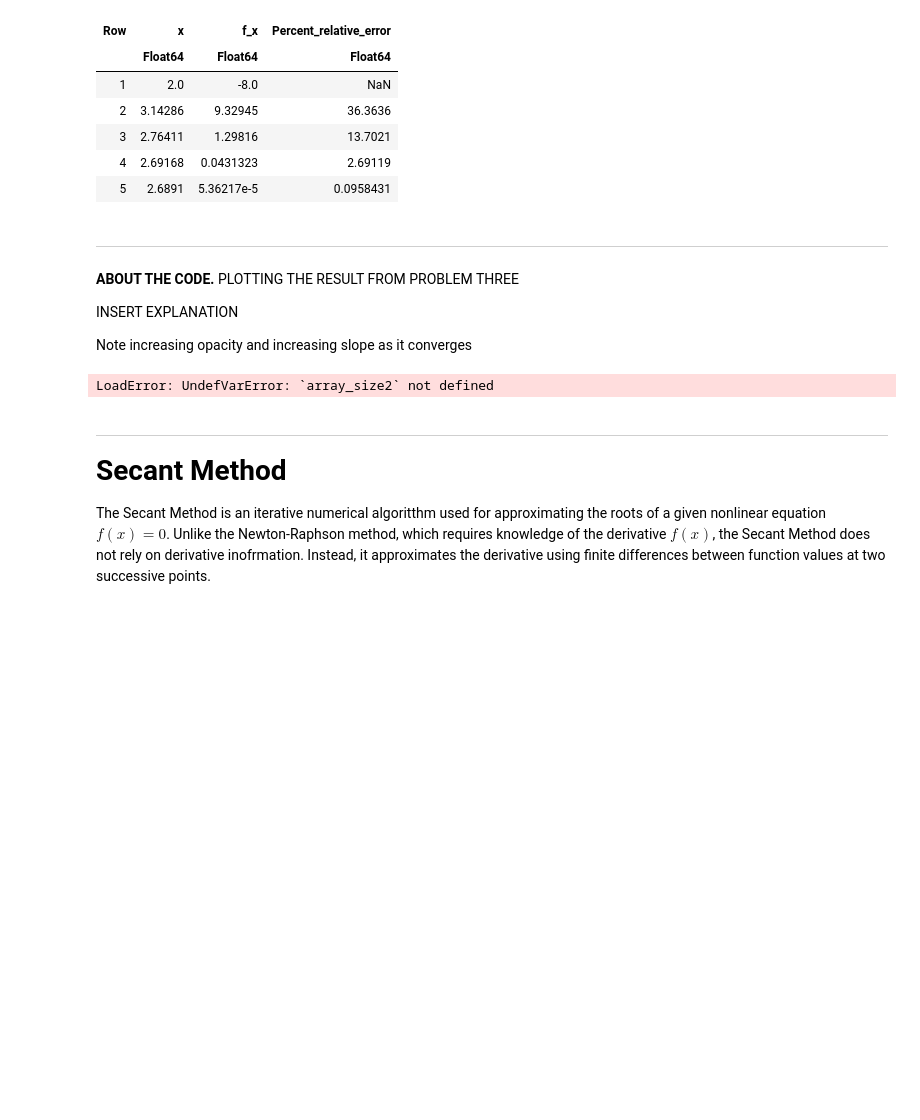
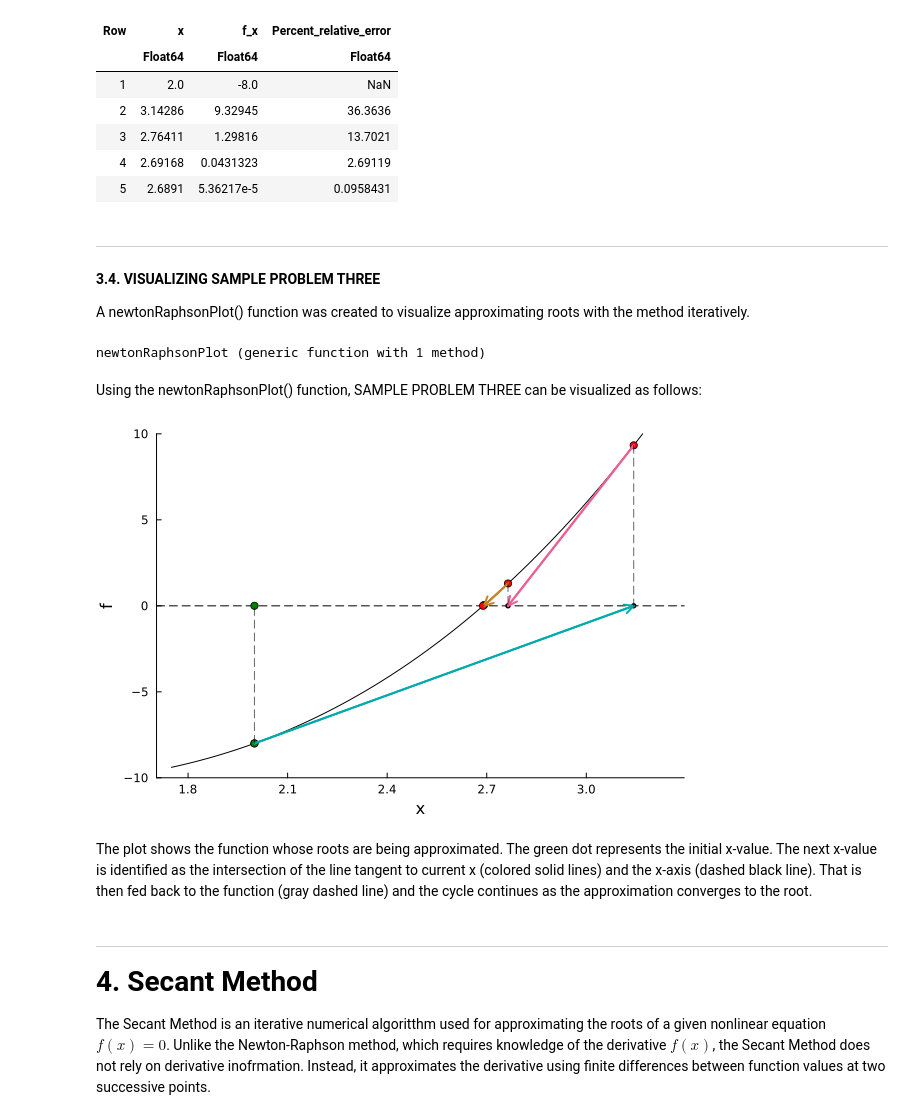
Before and after one commit to jhtl08/Root-Finding, a Jupyter notebook: Lorenzo edits.ipynb, the cells around one changed output. Cells and saved outputs as stored; diff of their text form; code cells hidden in the pictures; blank space fills up the shorter version.

```diff
--- a/Lorenzo edits.ipynb
+++ b/Lorenzo edits.ipynb
@@ -599,56 +615,65 @@ tabulize(x_values, y_values)
 | 3 | 2.76411 | 1.29816 | 13.7021 |
 | 4 | 2.69168 | 0.0431323 | 2.69119 |
 | 5 | 2.6891 | 5.36217e-5 | 0.0958431 |
-# %% [markdown]
----
-<b> ABOUT THE CODE. </b> PLOTTING THE RESULT FROM PROBLEM THREE
-
-INSERT EXPLANATION
-
-Note increasing opacity and increasing slope as it converges
+# %% [markdown]
+---
+
+<b> 3.4. VISUALIZING SAMPLE PROBLEM THREE </b>
+
+A newtonRaphsonPlot() function was created to visualize approximating roots with the method iteratively.
 # %%
 #plotting the given f(x) and visualization of root-finding
 
 using Plots
 
-array_size=length(x_values)
-y_zeros = zeros(array_size)
+function newtonRaphsonPlot(x_values,f::Function, fprime::Function)
+    array_size2=length(x_values)
+    y_zeros = zeros(array_size)
 
-x = range(min_x, max_x, length=length_x)
-y = f.(x)
+    x = range(min_x, max_x, length=length_x)
+    y = f.(x)
 
-Plots.plot(x, y, ylims=(min_y, max_y), legend=false, grid=false, xlabel="x", ylabel="f", color=:black) #Plots f(x)
-hline!([0], color=:black, linestyle=:dash, label="y=0") #Draws horizontal line at y=0 (x-axis)
+    Plots.plot(x, y, ylims=(min_y, max_y), legend=false, grid=false, xlabel="x", ylabel="f", color=:black) #Plots f(x)
+    hline!([0], color=:black, linestyle=:dash, label="y=0") #Draws horizontal line at y=0 (x-axis)
 
-scatter!(x_values, y_zeros, label=false, color=:black, markersize=3) #Draws points of intersection of tangent lines and x-axis
-scatter!(x_values, y_values, label=false, color=:red, markersize=4) #Draws all (x, f(x)) algorithm passes by
-scatter!([x_values[1],x_values[1]], [y_values[1],0], label=false, color=:green, markersize=4) #Marks initial guess x0 as green
+    scatter!(x_values, y_zeros, label=false, color=:black, markersize=3) #Draws points of intersection of tangent lines and x-axis
+    scatter!(x_values, y_values, label=false, color=:red, markersize=4) #Draws all (x, f(x)) algorithm passes by
+    scatter!([x_values[1],x_values[1]], [y_values[1],0], label=false, color=:green, markersize=4) #Marks initial guess x0 as green
 
-# for x_point in x_values #Iterates to draw each tangent line for every x passed by
-#     alpha = opacity_control/array_size
-#     tangent_line(x) = fprime(x_point) * (x - x_point) + f(x_point)
-#     plot!(x, tangent_line, label=false, linestyle=:solid, color=:red, alpha=alpha)
-# end
+    # for x_point in x_values #Iterates to draw each tangent line for every x passed by
+    #     alpha = opacity_control/array_size
+    #     tangent_line(x) = fprime(x_point) * (x - x_point) + f(x_point)
+    #     plot!(x, tangent_line, label=false, linestyle=:solid, color=:red, alpha=alpha)
+    # end
 
-i=2
-while i<array_size2
-    quiver!([x_values[i-1]], [y_values[i-1]], quiver=([(x_values[i] - x_values[i-1])], [-y_values[i-1]]),label=false, linewidth=2, legend=false, arrow=true, linestyle=:solid)
-    i+=1
+    i=2
+    while i<array_size2
+        quiver!([x_values[i-1]], [y_values[i-1]], quiver=([(x_values[i] - x_values[i-1])], [-y_values[i-1]]),label=false, linewidth=2, legend=false, arrow=true, linestyle=:solid)
+        i+=1
+    end
+
+    for x_point in x_values #Iterates to draw each line from (x,f(x)) to (x,0)
+        plot!([x_point, x_point], [f(x_point), 0], label=nothing, linestyle=:dash, color=:black,alpha=0.6)
+    end
+
+    current()
 end
-
-for x_point in x_values #Iterates to draw each line from (x,f(x)) to (x,0)
-    plot!([x_point, x_point], [f(x_point), 0], label=nothing, linestyle=:dash, color=:black,alpha=0.6)
-end
-
-current()
 # %% [output]
-LoadError: UndefVarError: `array_size2` not defined
+newtonRaphsonPlot (generic function with 1 method)
+# %% [markdown]
+Using the newtonRaphsonPlot() function, SAMPLE PROBLEM THREE can be visualized as follows:
+# %%
+newtonRaphsonPlot(x_values,f, fprime)
+# %% [output]
+[figure, added]
+# %% [markdown]
+The plot shows the function whose roots are being approximated. The green dot represents the initial x-value. The next x-value is identified as the intersection of the line tangent to current x (colored solid lines) and the x-axis (dashed black line). That is then fed back to the function (gray dashed line) and the cycle continues as the approximation converges to the root.
 # %% [markdown]
 ---
 ##
 <div style="text-align: left; font-family: 'Times New Roman', Times, serif; font-size: 21pt">
 <b>
-Secant Method
+4. Secant Method
 </b>
 </div>
 # %% [markdown]
```
Also changed, not shown: parts of 37 cells of this notebook.
